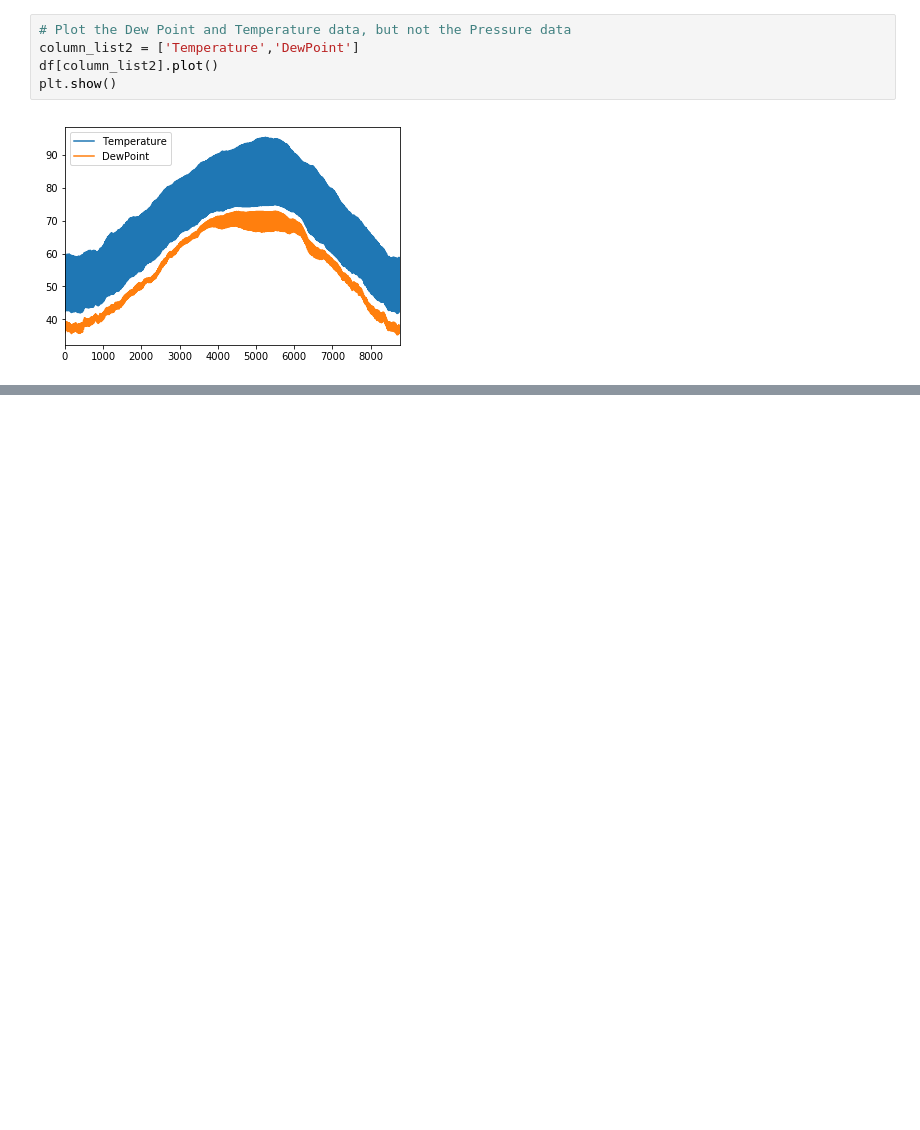
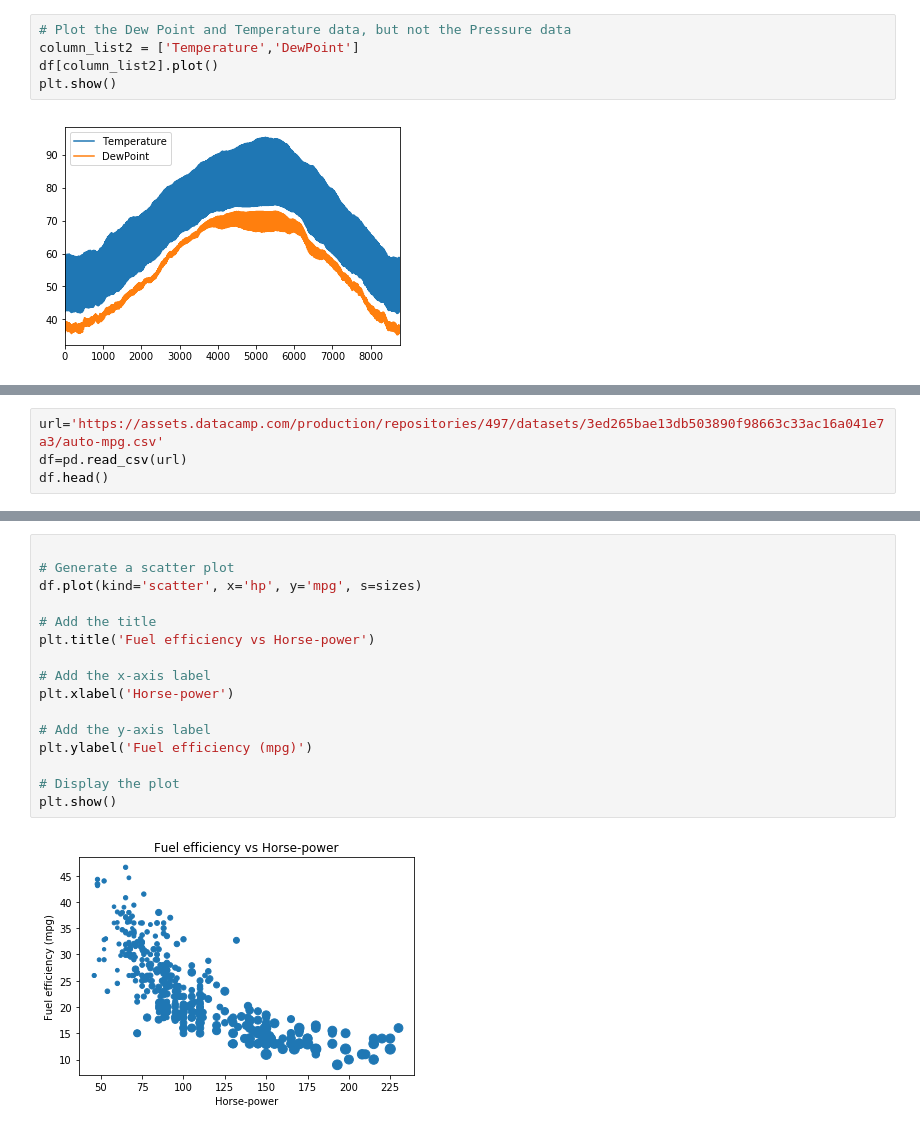
Before and after one commit to tanny411/Data-Camp, a Jupyter notebook: Datascience with Python career track/course 8 Pandas Foundation/Pandas_Foundations.ipynb, the cells around one changed output, grey strips where cells are left out. Drawn from its saved outputs; the diff is of its cells as text; blank space fills up the shorter version.

```diff
--- a/Datascience with Python career track/course 8 Pandas Foundation/Pandas_Foundations.ipynb
+++ b/Datascience with Python career track/course 8 Pandas Foundation/Pandas_Foundations.ipynb
@@ -393,0 +444,4 @@ plt.show()
+# %%
+url='https://assets.datacamp.com/production/repositories/497/datasets/3ed265bae13db503890f98663c33ac16a041e7a3/auto-mpg.csv'
+df=pd.read_csv(url)
+df.head()
@@ -393,0 +564,18 @@ plt.show()
+# %%
+
+# Generate a scatter plot
+df.plot(kind='scatter', x='hp', y='mpg', s=sizes)
+
+# Add the title
+plt.title('Fuel efficiency vs Horse-power')
+
+# Add the x-axis label
+plt.xlabel('Horse-power')
+
+# Add the y-axis label
+plt.ylabel('Fuel efficiency (mpg)')
+
+# Display the plot
+plt.show()
+# %% [output]
+[figure, added]
```
Also changed, not shown: parts of 34 cells of this notebook.
